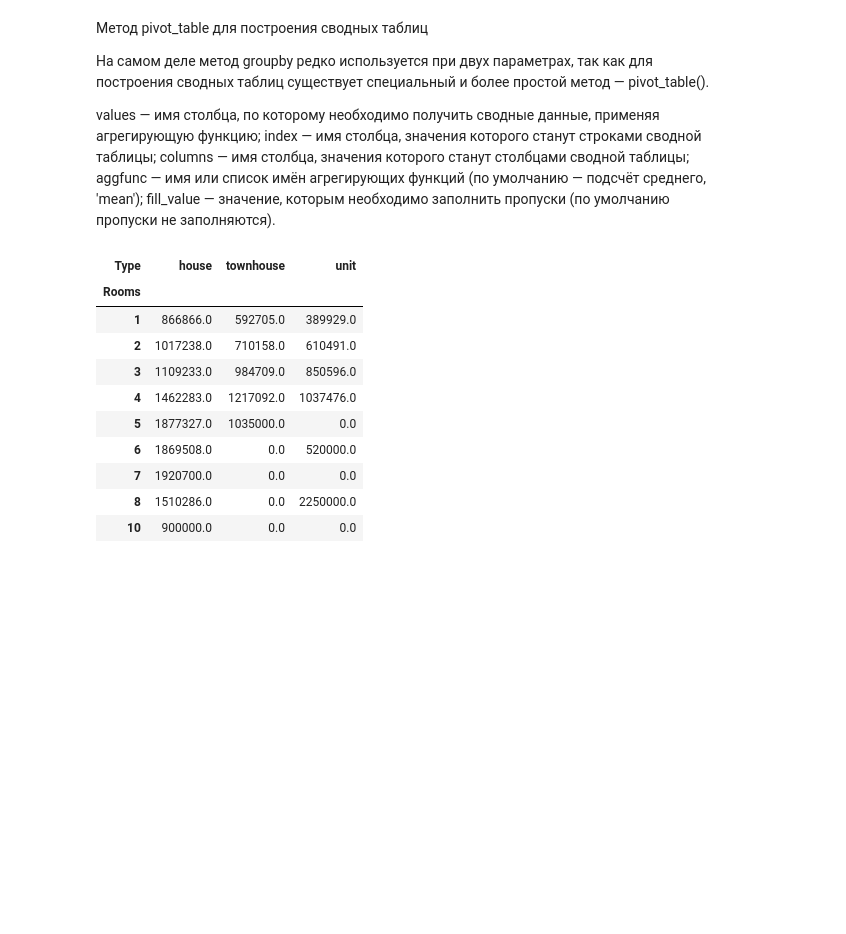
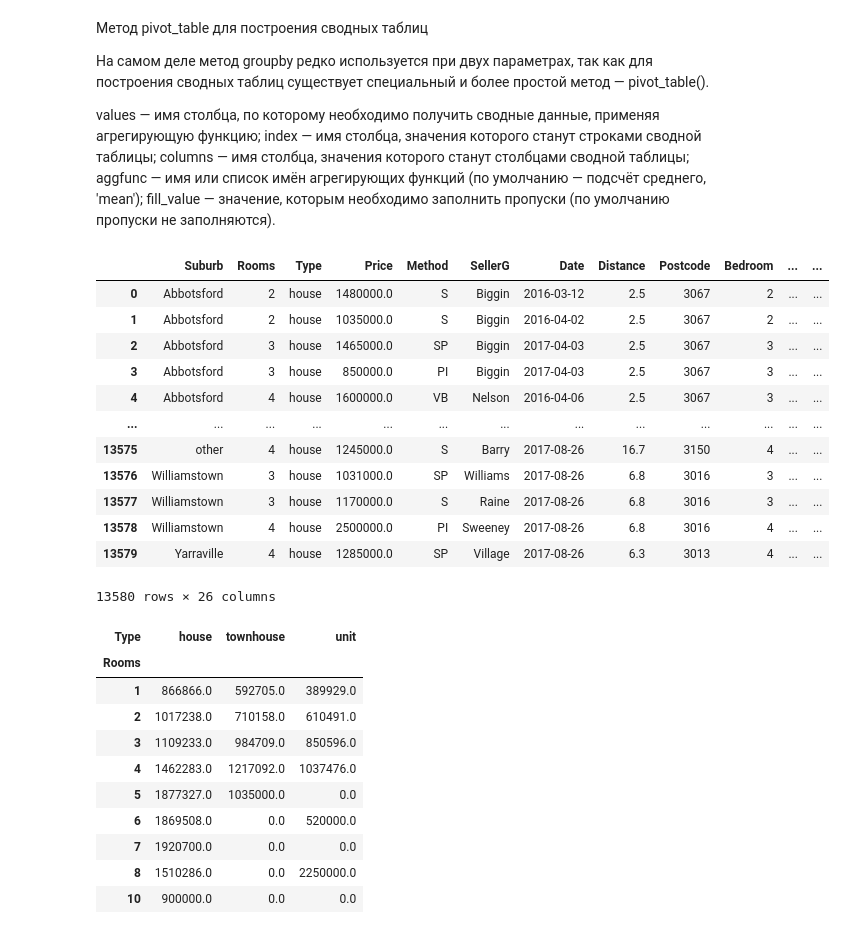
Before and after one commit to Fedgun/My_repository, a Jupyter notebook: Skillfactory/12. Продвинутые методы работы с данными в Pandas/4. Сводные таблицы.ipynb, the cells around one changed output. Cells and saved outputs as stored; diff of their text form; code cells hidden in the pictures; blank space fills up the shorter version.

```diff
--- a/Skillfactory/12. Продвинутые методы работы с данными в Pandas/4. Сводные таблицы.ipynb
+++ b/Skillfactory/12. Продвинутые методы работы с данными в Pandas/4. Сводные таблицы.ipynb
@@ -69,6 +69,22 @@ index — имя столбца, значения которого станут
 columns — имя столбца, значения которого станут столбцами сводной таблицы;
 aggfunc — имя или список имён агрегирующих функций (по умолчанию — подсчёт среднего, 'mean');
 fill_value — значение, которым необходимо заполнить пропуски (по умолчанию пропуски не заполняются).
+# %%
+melb_df
+# %% [output]
+|  | Suburb | Rooms | Type | Price | Method | SellerG | Date | Distance | Postcode | Bedroom | ... | ... |
+| 0 | Abbotsford | 2 | house | 1480000.0 | S | Biggin | 2016-03-12 | 2.5 | 3067 | 2 | ... | ... |
+| 1 | Abbotsford | 2 | house | 1035000.0 | S | Biggin | 2016-04-02 | 2.5 | 3067 | 2 | ... | ... |
+| 2 | Abbotsford | 3 | house | 1465000.0 | SP | Biggin | 2017-04-03 | 2.5 | 3067 | 3 | ... | ... |
+| 3 | Abbotsford | 3 | house | 850000.0 | PI | Biggin | 2017-04-03 | 2.5 | 3067 | 3 | ... | ... |
+| 4 | Abbotsford | 4 | house | 1600000.0 | VB | Nelson | 2016-04-06 | 2.5 | 3067 | 3 | ... | ... |
+| ... | ... | ... | ... | ... | ... | ... | ... | ... | ... | ... | ... | ... |
+| 13575 | other | 4 | house | 1245000.0 | S | Barry | 2017-08-26 | 16.7 | 3150 | 4 | ... | ... |
+| 13576 | Williamstown | 3 | house | 1031000.0 | SP | Williams | 2017-08-26 | 6.8 | 3016 | 3 | ... | ... |
+| 13577 | Williamstown | 3 | house | 1170000.0 | S | Raine | 2017-08-26 | 6.8 | 3016 | 3 | ... | ... |
+| 13578 | Williamstown | 4 | house | 2500000.0 | PI | Sweeney | 2017-08-26 | 6.8 | 3016 | 4 | ... | ... |
+| 13579 | Yarraville | 4 | house | 1285000.0 | SP | Village | 2017-08-26 | 6.3 | 3013 | 4 | ... | ... |
+13580 rows × 26 columns
 # %%
 melb_df.pivot_table(
     values='Price',
```
Also changed, not shown: parts of 1 cell of this notebook, 47 other files.
